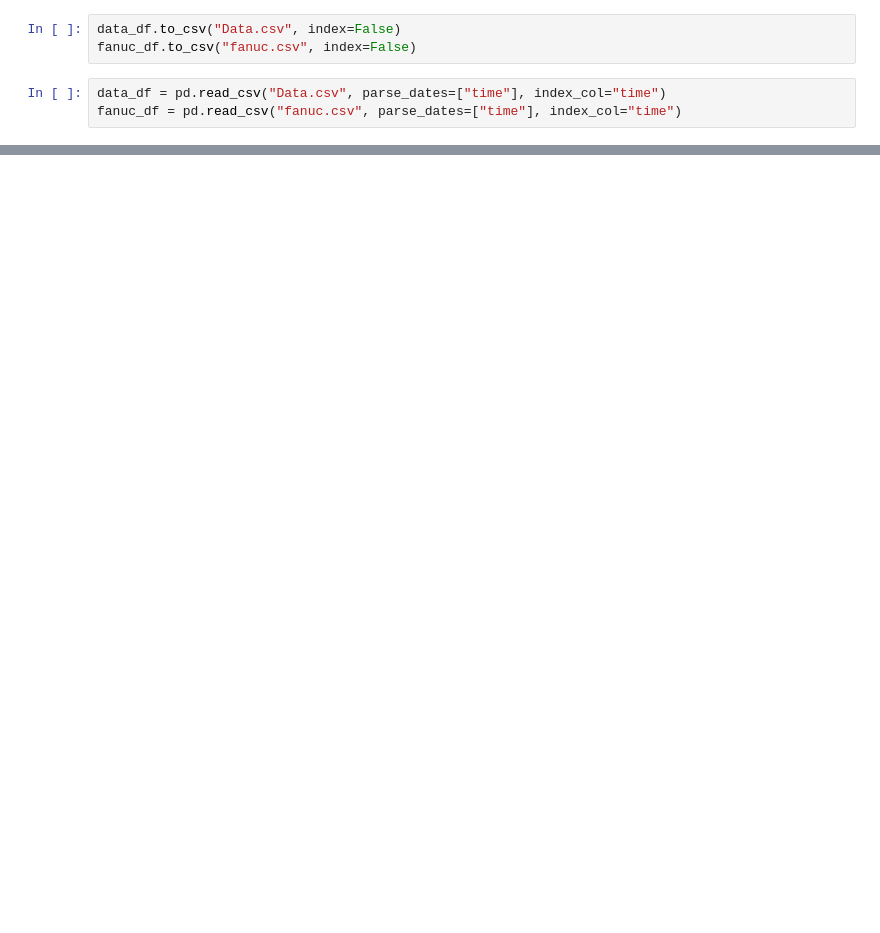
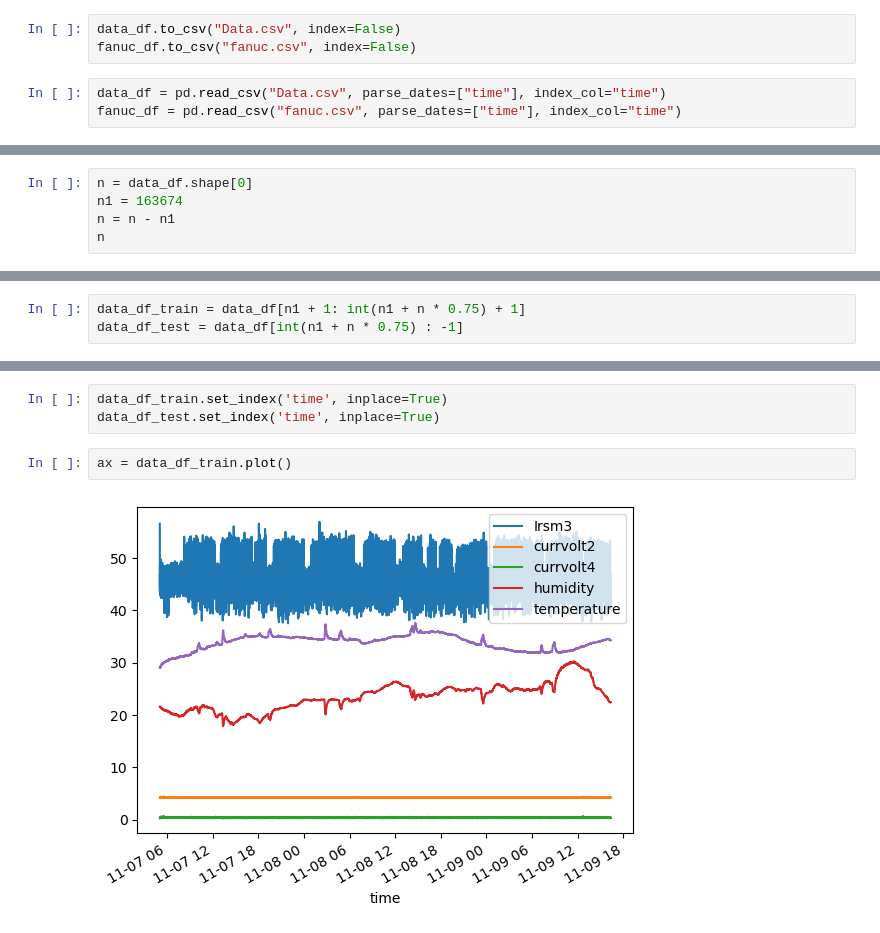
Before and after one commit to minimini9951/Final-Project-in-class, a Jupyter notebook: data analyze.ipynb, the cells around one changed output, grey strips where cells are left out. Drawn from its saved outputs; the diff is of its cells as text; blank space fills up the shorter version.

Commit message:
Data analyzing

```diff
--- a/data analyze.ipynb
+++ b/data analyze.ipynb
@@ -74,0 +82,5 @@ data_df.head()
+# %%
+n = data_df.shape[0]
+n1 = 163674
+n = n - n1
+n
@@ -74,0 +89,3 @@ data_df.head()
+# %%
+data_df_train = data_df[n1 + 1: int(n1 + n * 0.75) + 1]
+data_df_test = data_df[int(n1 + n * 0.75) : -1]
@@ -74,0 +101,7 @@ data_df.head()
+# %%
+data_df_train.set_index('time', inplace=True)
+data_df_test.set_index('time', inplace=True)
+# %%
+ax = data_df_train.plot()
+# %% [output]
+[figure, added]
```
Also changed, not shown: parts of 11 cells of this notebook.
